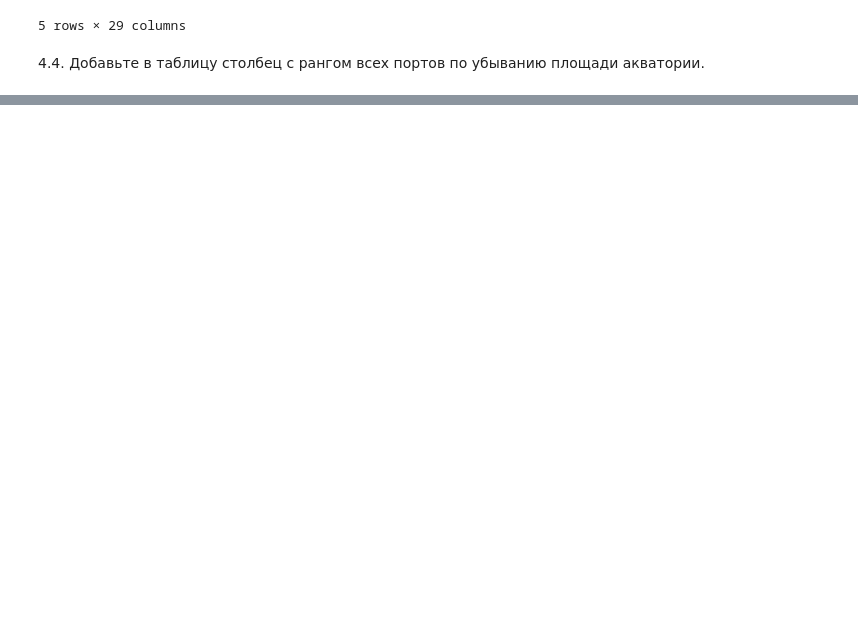
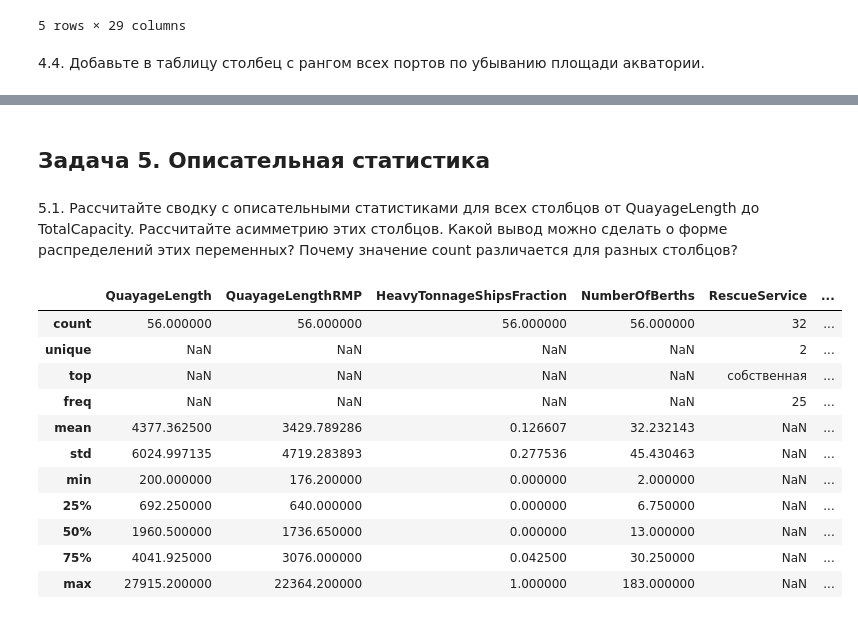
Before and after one commit to pavelvasnetsov/semiar4, a Jupyter notebook: seminar4.ipynb, the cells around one changed output, grey strips where cells are left out. Saved outputs shown, nothing was run; the diff lists cells and outputs as text; code cells hidden in the pictures; blank space fills up the shorter version.

```diff
--- a/seminar4.ipynb
+++ b/seminar4.ipynb
@@ -315,0 +317,19 @@ sortedPortsByWaterArea
+# %% [markdown]
+## Задача 5. Описательная статистика
+# %% [markdown]
+5.1. Рассчитайте сводку с описательными статистиками для всех столбцов от QuayageLength до TotalCapacity. Рассчитайте асимметрию этих столбцов. Какой вывод можно сделать о форме распределений этих переменных? Почему значение count различается для разных столбцов?
+# %%
+ports.iloc[:, 13: 29].describe(include='all')
+# %% [output]
+|  | QuayageLength | QuayageLengthRMP | HeavyTonnageShipsFraction | NumberOfBerths | RescueService | ... |
+| count | 56.000000 | 56.000000 | 56.000000 | 56.000000 | 32 | ... |
+| unique | NaN | NaN | NaN | NaN | 2 | ... |
+| top | NaN | NaN | NaN | NaN | собственная | ... |
+| freq | NaN | NaN | NaN | NaN | 25 | ... |
+| mean | 4377.362500 | 3429.789286 | 0.126607 | 32.232143 | NaN | ... |
+| std | 6024.997135 | 4719.283893 | 0.277536 | 45.430463 | NaN | ... |
+| min | 200.000000 | 176.200000 | 0.000000 | 2.000000 | NaN | ... |
+| 25% | 692.250000 | 640.000000 | 0.000000 | 6.750000 | NaN | ... |
+| 50% | 1960.500000 | 1736.650000 | 0.000000 | 13.000000 | NaN | ... |
+| 75% | 4041.925000 | 3076.000000 | 0.042500 | 30.250000 | NaN | ... |
+| max | 27915.200000 | 22364.200000 | 1.000000 | 183.000000 | NaN | ... |
```
Also changed, not shown: parts of 13 cells of this notebook.
